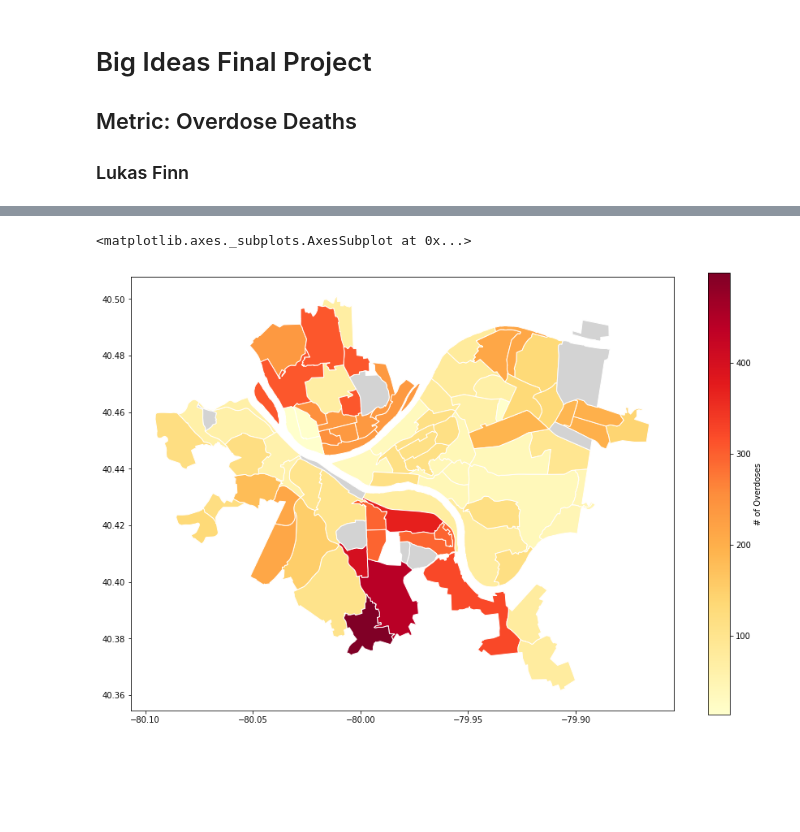
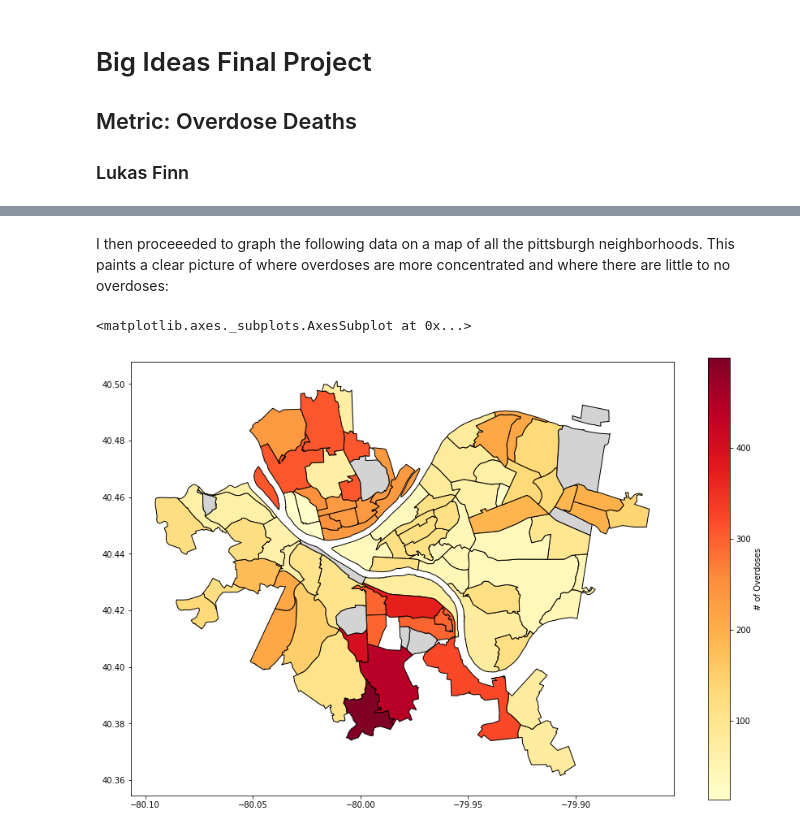
Before and after one commit to LEF-TY/Big-Ideas-Final-Project, a Jupyter notebook: Overdose.ipynb, the cells around one changed output, grey strips where cells are left out. Cells and saved outputs as stored; diff of their text form; code cells hidden in the pictures; blank space fills up the shorter version.

```diff
--- a/Overdose.ipynb
+++ b/Overdose.ipynb
@@ -251,19 +330,21 @@ causeframe[158:168].plot.bar(legend = False)
+# %% [markdown]
+I then proceeeded to graph the following data on a map of all the pittsburgh neighborhoods. This paints a clear picture of where overdoses are more concentrated and where there are little to no overdoses:
 # %%
+# reading file for mapping
 neighborhoods = gp.read_file("Neighborhoods/Neighborhoods_.shp")
 
+# preparing data to be put into a dataframe
 hoods = neighborhoodscount.keys()
 doses = neighborhoodscount.values()
 hoodframe2 = pd.DataFrame({'Neighborhood': hoods, 'Overdoses': doses})
 
+# merging dataframes
 overmap = neighborhoods.merge(hoodframe2, how='left', left_on='hood', right_on='Neighborhood')
-overmap.plot(column='Overdoses',
-               cmap='YlOrRd',
-               edgecolor="white",
-               legend=True,
-               legend_kwds={'label': "# of Overdoses"},
-               figsize=(15, 10),
-               missing_kwds={"color": "lightgrey"}
-               )
+
+#graphing the map
+overmap.plot(column='Overdoses', cmap='YlOrRd', edgecolor="black",
+legend=True, legend_kwds={'label': "# of Overdoses"}, figsize=(15, 10),
+missing_kwds={"color": "lightgrey"})
 # %% [output]
 <matplotlib.axes._subplots.AxesSubplot at 0x...>
-[figure, old version]
+[figure, new version]
```
Also changed, not shown: parts of 23 cells of this notebook.
